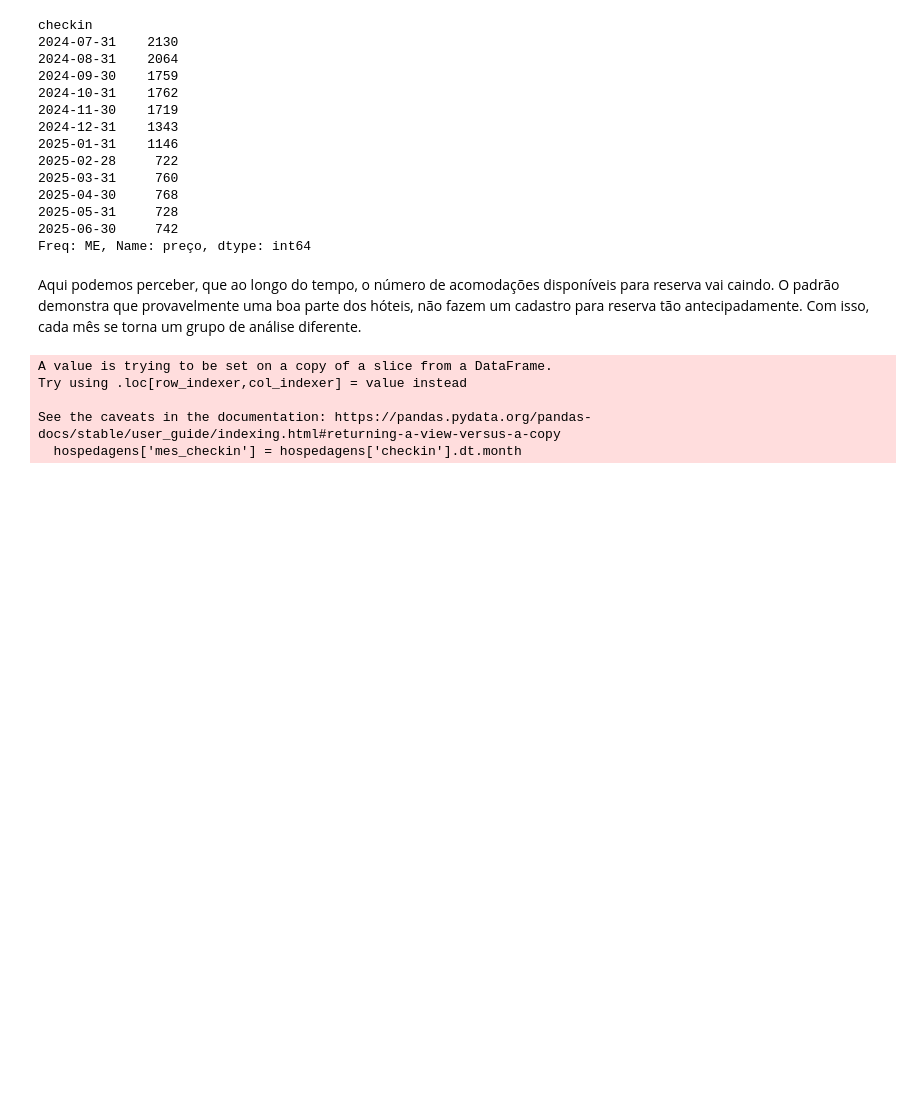
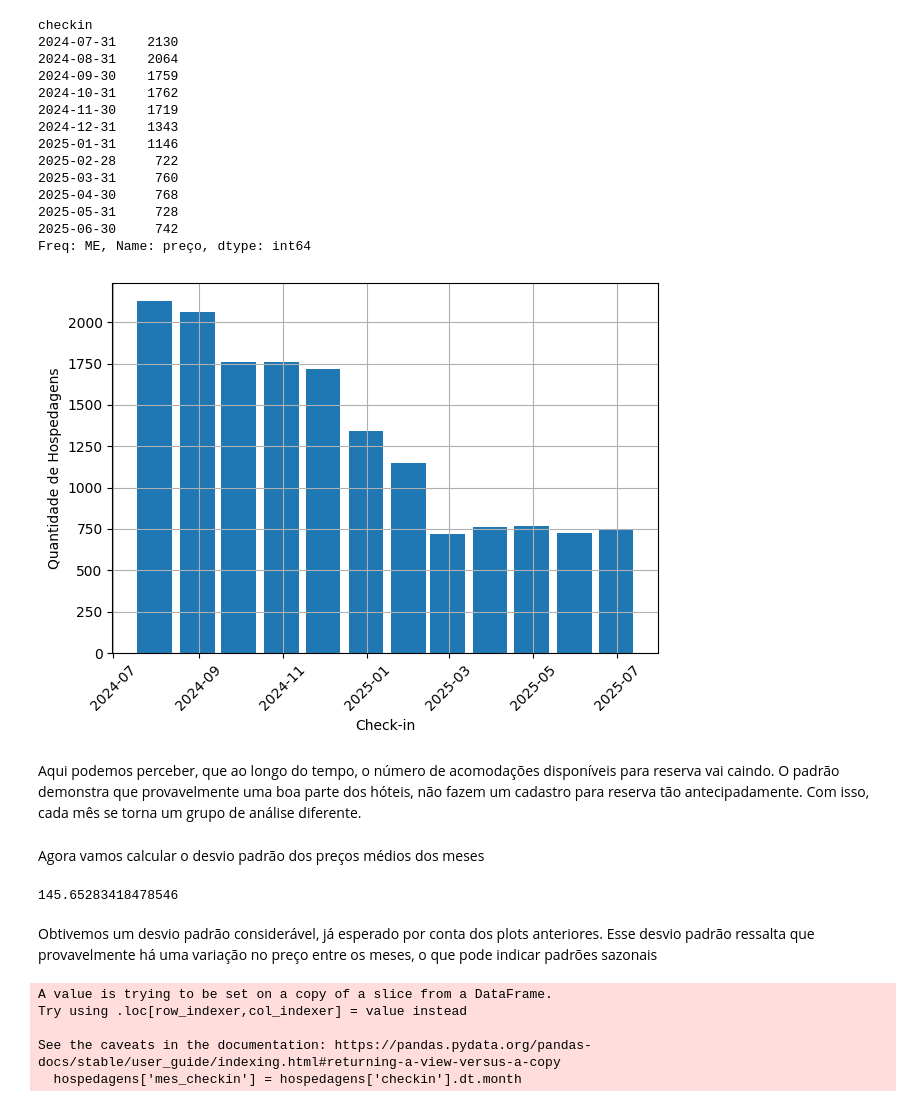
Before and after one commit to clarabarretto/data-science, a Jupyter notebook: hospedagens-recife.ipynb, the cells around one changed output. Cells and saved outputs as stored; diff of their text form; code cells hidden in the pictures; blank space fills up the shorter version.

```diff
--- a/pre-processing/pre-processing-recife.ipynb
+++ b/hospedagens-recife.ipynb
@@ -145,8 +184,29 @@ checkin
 2025-05-31     728
 2025-06-30     742
 Freq: ME, Name: preço, dtype: int64
+# %%
+# Plotando o histograma da quantidade de hospedagens que apareceram cadastradas na booking por mês
+plt.bar(num_hospedagens_mes.index, num_hospedagens_mes.values, width=25)
+plt.xlabel('Check-in')
+plt.ylabel('Quantidade de Hospedagens')
+plt.xticks(rotation=45)
+plt.grid(True)
+plt.tight_layout()
+plt.show()
+# %% [output]
+[figure, added]
 # %% [markdown]
 Aqui podemos perceber, que ao longo do tempo, o número de acomodações disponíveis para reserva vai caindo. O padrão demonstra que provavelmente uma boa parte dos hóteis, não fazem um cadastro para reserva tão antecipadamente. Com isso, cada mês se torna um grupo de análise diferente.
+# %% [markdown]
+Agora vamos calcular o desvio padrão dos preços médios dos meses
+# %%
+# calculando o desvio padrão dos preços médios dos meses
+preco_medio_mensal['price_change'] = preco_medio_mensal.std()
+preco_medio_mensal['price_change']
+# %% [output]
+145.65283418478546
+# %% [markdown]
+Obtivemos um desvio padrão considerável, já esperado por conta dos plots anteriores. Esse desvio padrão ressalta que provavelmente há uma variação no preço entre os meses, o que pode indicar padrões sazonais
 # %%
 # criando uma coluna para armazenar o mês do checkin
 # é interessante pois vamos analisar a sazonalidade dos dados
```
Also changed, not shown: parts of 43 cells of this notebook, 1 other file.
